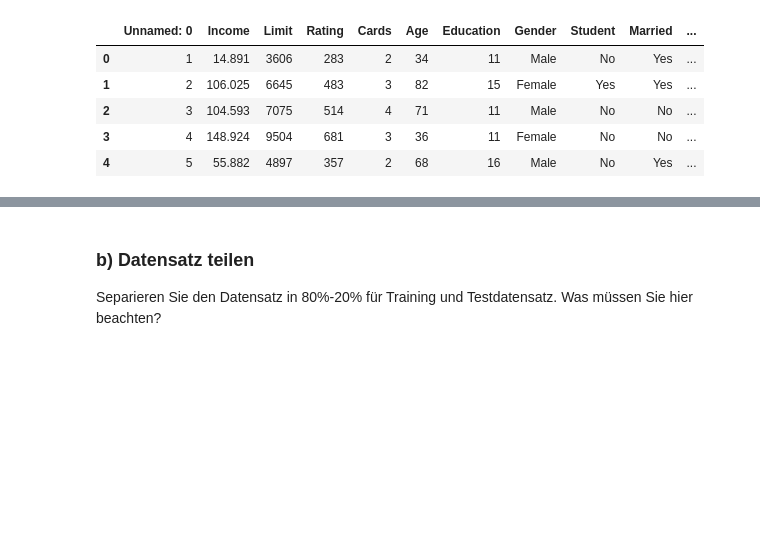
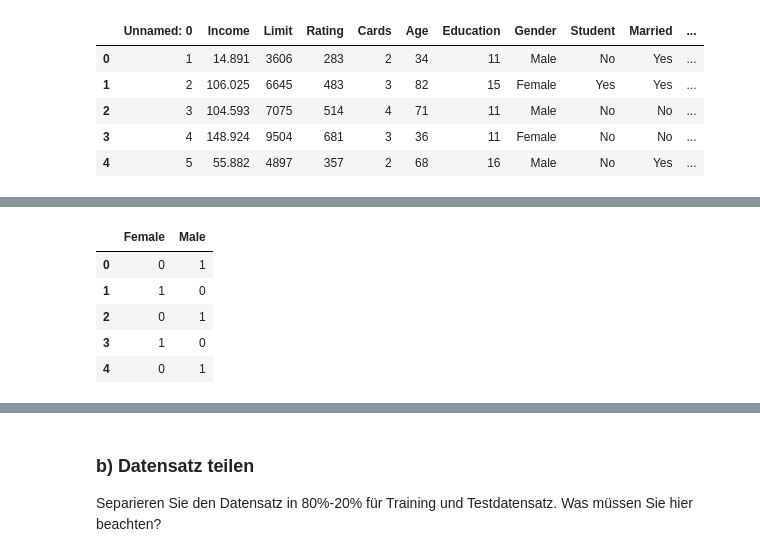
Before and after one commit to tecoKIT/smart-data-analytics, a Jupyter notebook: Uebung1/Exercise4_Carmen.ipynb, the cells around one changed output, grey strips where cells are left out. Saved outputs shown, nothing was run; the diff lists cells and outputs as text; code cells hidden in the pictures; blank space fills up the shorter version.

```diff
--- a/Uebung1/Exercise4_Carmen.ipynb
+++ b/Uebung1/Exercise4_Carmen.ipynb
@@ -21,10 +21,10 @@ import sklearn
 Lesen Sie den Datensatz Credit.csv ein. Erkunden Sie die Daten und konvertieren Sie gegebenenfalls kategorische Variablen in ein geeignetes Format (z.B. mit pandas.get_dummies() oder sklearn.model_selection.OneHotEncoder()).
 # %%
 # load dataset
-data = pd.read_csv('./data/Credit.csv')
+data_raw = pd.read_csv('./data/Credit.csv')
 
 # first insight of data by checking the first 5 data samples
-data.head()
+data_raw.head()
 # %% [output]
 |  | Unnamed: 0 | Income | Limit | Rating | Cards | Age | Education | Gender | Student | Married | ... |
 | 0 | 1 | 14.891 | 3606 | 283 | 2 | 34 | 11 | Male | No | Yes | ... |
@@ -34,0 +41,11 @@ data.head()
+# %%
+#create dummies of gender
+gender_df = pd.get_dummies(data_raw["Gender"])
+gender_df.head()
+# %% [output]
+|  | Female | Male |
+| 0 | 0 | 1 |
+| 1 | 1 | 0 |
+| 2 | 0 | 1 |
+| 3 | 1 | 0 |
+| 4 | 0 | 1 |
```
Also changed, not shown: parts of 19 cells of this notebook.
